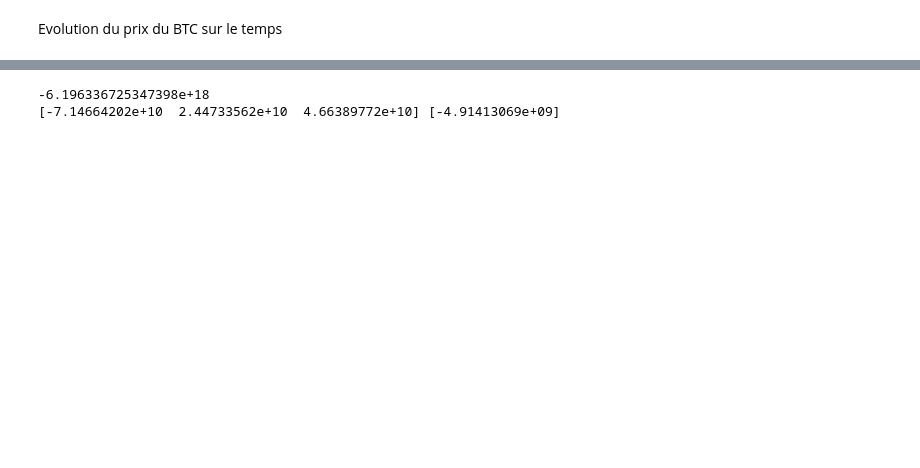
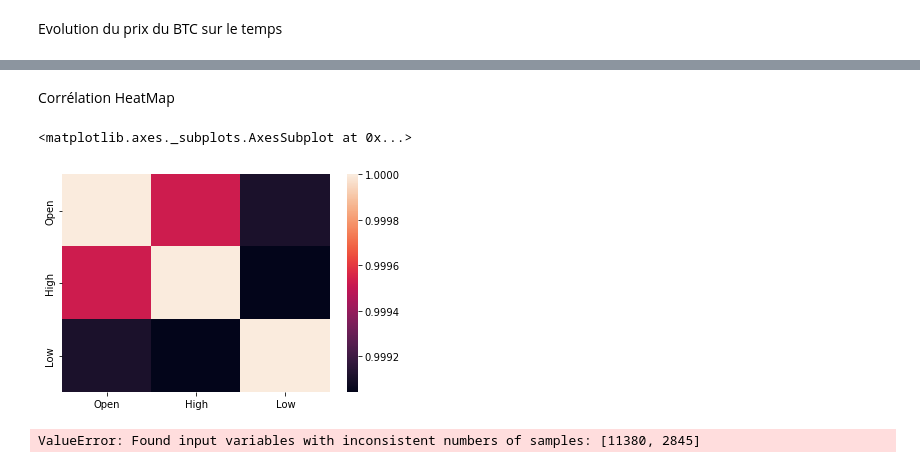
Before and after one commit to RAZMOKEUR/BTC-Priceprediction, a Jupyter notebook: Projet.ipynb, the cells around one changed output, grey strips where cells are left out. Drawn from its saved outputs; the diff is of its cells as text; code cells hidden in the pictures; blank space fills up the shorter version.

```diff
--- a/Projet.ipynb
+++ b/Projet.ipynb
@@ -87,12 +91,34 @@ sns.lineplot(x=date,y=close)
+# %% [markdown]
+Corrélation HeatMap
+# %%
+sns.heatmap(features.corr())
+# %% [output]
+<matplotlib.axes._subplots.AxesSubplot at 0x...>
+[figure, added]
 # %%
-x_train, x_test, y_train, y_test = train_test_split(features,target,)
+x_train, x_test, y_train, y_test = train_test_split(features.values.reshape(-1,1),target,test_size=0.2)
 
-reg = SGDRegressor(max_iter=10**6,eta0=0.0001)
-reg.fit(x_train,y_train)
+# MLM
+
+model = LinearRegression().fit(x_train,y_train)
+print(model.score(x_train,y_train))
+print(model.coef_, model.intercept_)
+# model.predict()
+
+
+# Stochastic Gradient descent
+
+# reg = SGDRegressor(max_iter=100,eta0=0.0001)
+# reg.fit(x_train,y_train)
+
 
 # score du modele
-print(reg.score(x_train,y_train))
-print(reg.coef_, reg.intercept_)
+# print(reg.score(x_test,y_test))
+# print(reg.coef_, reg.intercept_)
+# reg.predict(x_test)
+
+plt.scatter(x_train, y_train, c='blue', label='Train set')
+plt.scatter(x_test, y_test, c='red', label='Test set')
+plt.legend()
 # %% [output]
--6.196336725347398e+18
-[-7.14664202e+10  2.44733562e+10  4.66389772e+10] [-4.91413069e+09]
+ValueError: Found input variables with inconsistent numbers of samples: [11380, 2845]
```
Also changed, not shown: parts of 4 cells of this notebook, 1 other file.
